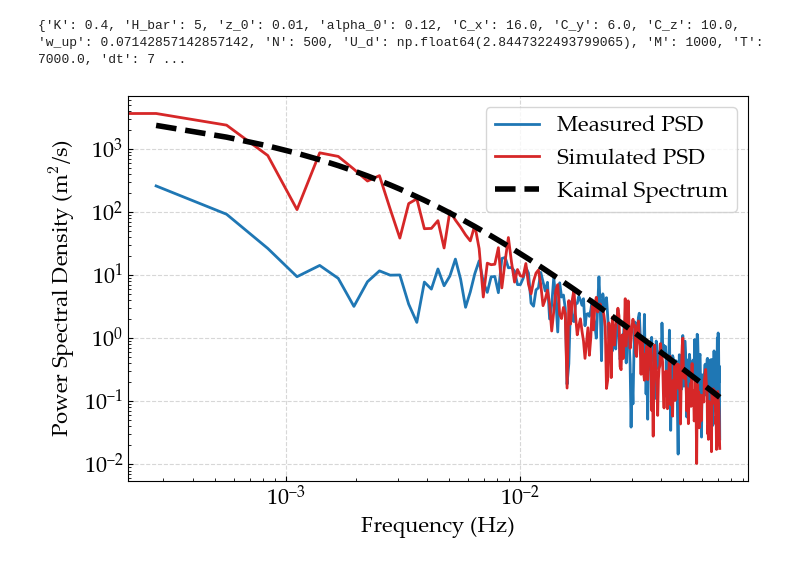
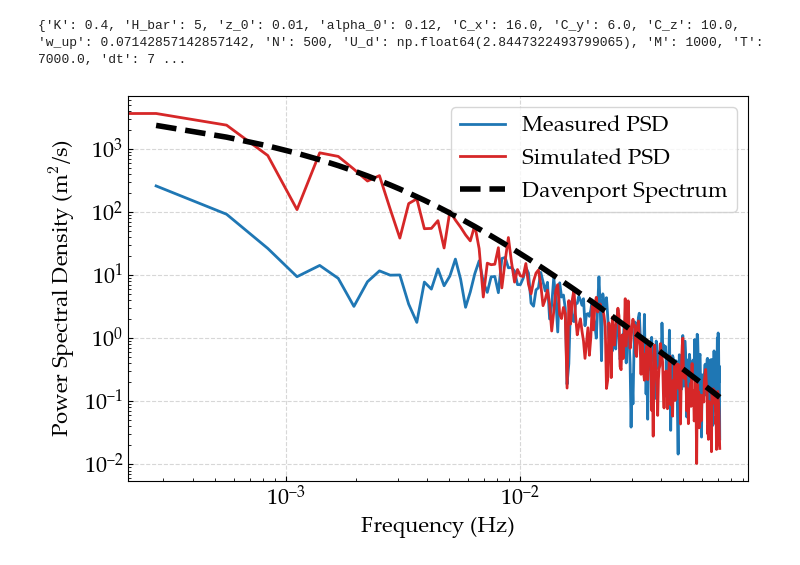
Before and after one commit to NanxiiChen/wind-simulation-GPU, a Jupyter notebook: examples/simlulate_offshore_wind.ipynb, the cells around one changed output. Saved outputs shown, nothing was run; the diff lists cells and outputs as text; code cells hidden in the pictures.

```diff
--- a/examples/simlulate_offshore_wind.ipynb
+++ b/examples/simlulate_offshore_wind.ipynb
@@ -74,11 +74,10 @@ frequencies, psd = calculate_measured_psd(uu, return_ref=False, fs=fs)
 z = 50
 z0 = 0.01
 H_ = 5
-k = 0.01
 u10 = u_bar * (10 / z) ** 0.12
 f = 1200 * frequencies / u10
 norm_freq = 1200 * frequencies / 4
-reference_psd = 4*k *4**2 * norm_freq / (frequencies * (1+norm_freq)**2) ** (4/3)
+reference_psd = 4*z0 *4**2 * norm_freq / (frequencies * (1+norm_freq)**2) ** (4/3)
 # %%
 fs
 # %% [output]
@@ -96,12 +95,12 @@ class DevenportWindSpectrumNonDimensional(WindSpectrumNonDimensional):
 
     def calculate_power_spectrum(self, freq, Zs, component, **kwargs):
         """Calculate along-wind fluctuating wind power spectral density S_u(n)."""
-        k = 0.01
+        z_0 = self.params['z_0']
         U_d = self.params['U_d']
         alpha_0 = self.params['alpha_0']
         norm_freq = self.calculate_f(freq, Zs, U_d, alpha_0)
 
-        psd = 4 * k * 4**2 * norm_freq / (freq * (1+norm_freq)**2) ** (4/3)
+        psd = 4 * z_0 * 4**2 * norm_freq / (freq * (1+norm_freq)**2) ** (4/3)
         return jnp.ones_like(Zs) * psd
 # %%
 from stochastic_wind_simulate import get_simulator, get_visualizer
@@ -137,12 +136,12 @@ frequencies_sim, psd_sim = signal.welch(samples[-1], fs=1/simulator.params["dt"]
 # %%
 fig, ax = plt.subplots(1, 1, figsize=(8, 5))
 ax.loglog(frequencies, psd, label="Measured PSD", color="C0", lw=2)
 ax.loglog(frequencies_sim, psd_sim, label="Simulated PSD", color="C3", linestyle="solid", lw=2)
-ax.loglog(frequencies, reference_psd, label="Kaimal Spectrum", color="black", linestyle="--", lw=4)
+ax.loglog(frequencies, reference_psd, label="Davenport Spectrum", color="black", linestyle="--", lw=4)
 ax.legend()
 
 ax.set(xlabel="Frequency (Hz)", ylabel="Power Spectral Density (m$^2$/s)")
 fig.savefig("./img/offshore_wind_simulation.png", dpi=300, bbox_inches="tight")
 fig.savefig("./img/offshore_wind_simulation.pdf", dpi=300, bbox_inches="tight")
 # %% [output]
-[figure, old version]
+[figure, new version]
```
Also changed, not shown: 2 other files.
